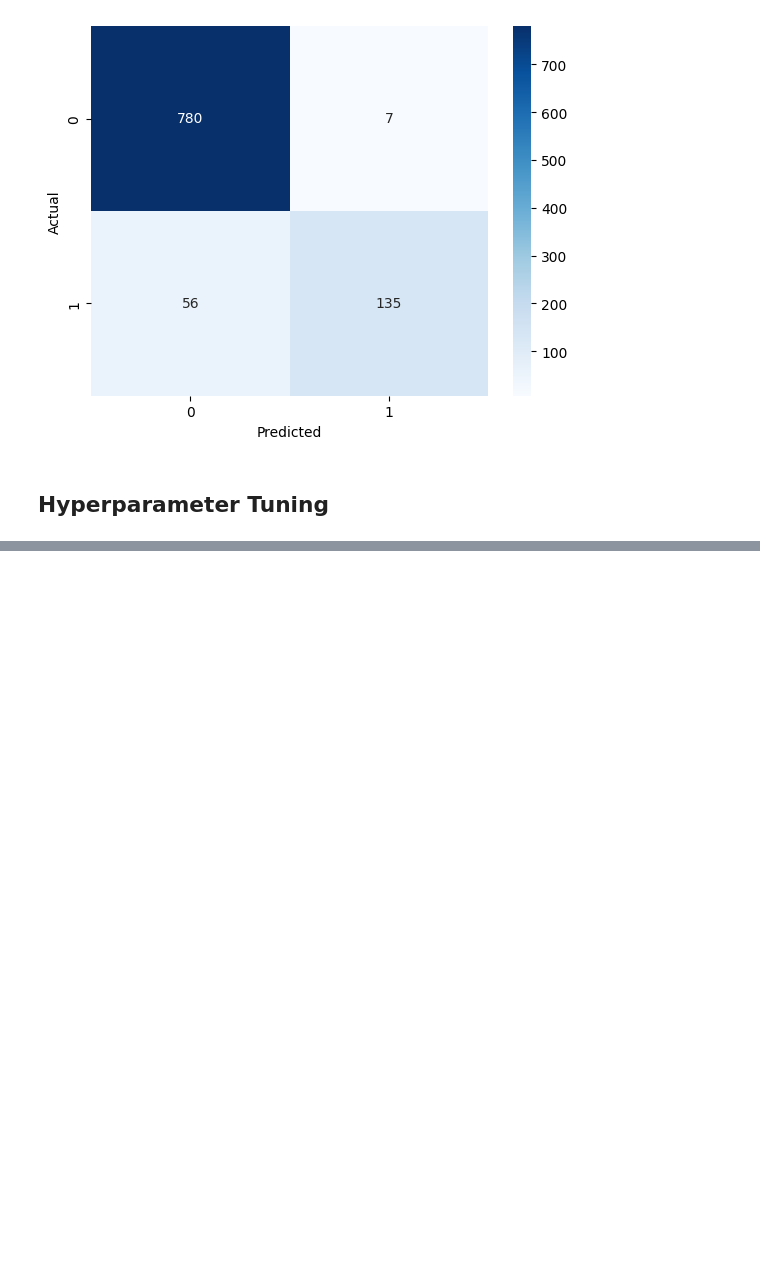
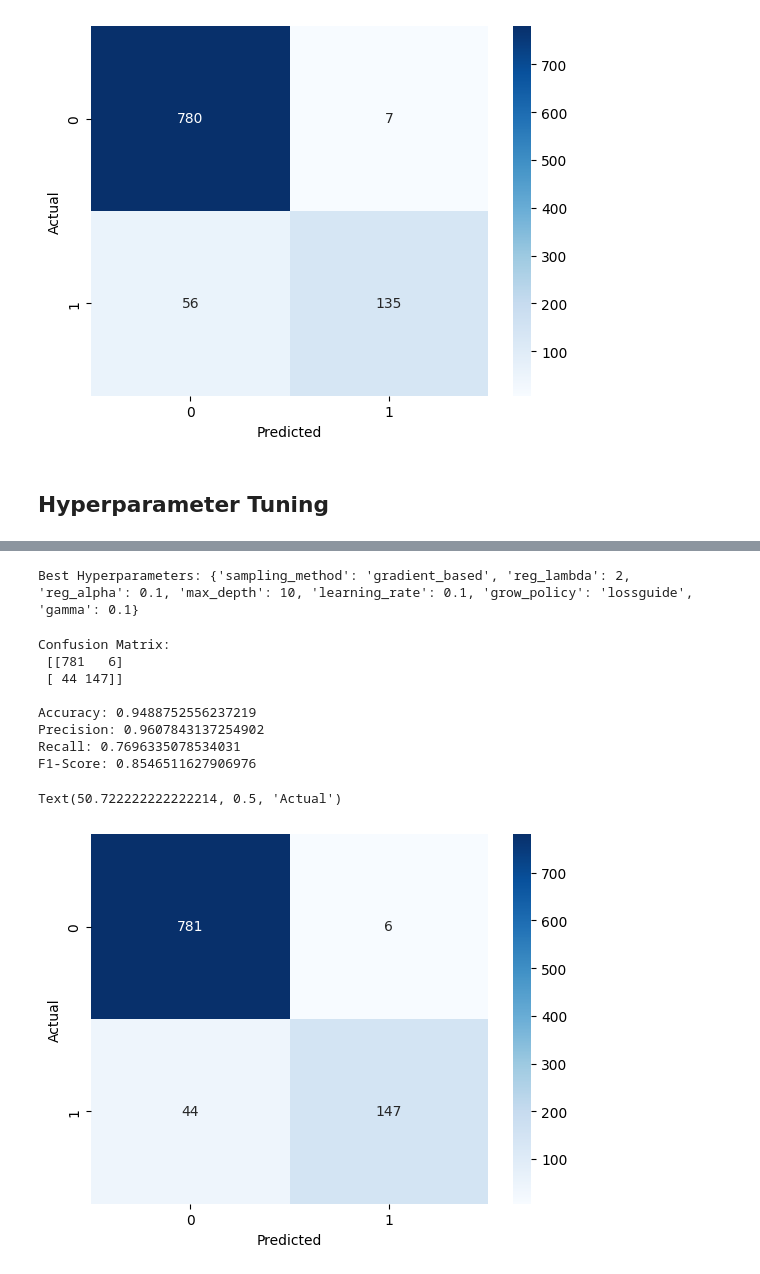
Before and after one commit to Sauravpant/machine-learning-portfolio, a Jupyter notebook: Day-027/notebooks/classfier.ipynb, the cells around one changed output, grey strips where cells are left out. Saved outputs shown, nothing was run; the diff lists cells and outputs as text; code cells hidden in the pictures; blank space fills up the shorter version.

Commit message:
implement XGBoost classifier with hyperparameter tuning

```diff
--- a/Day-027/notebooks/classfier.ipynb
+++ b/Day-027/notebooks/classfier.ipynb
@@ -92,3 +92,19 @@ Text(50.722222222222214, 0.5, 'Actual')
 [figure]
 # %% [markdown]
 ## Hyperparameter Tuning
+# %%
+#Hyperparameters for XGBoost
+params = {
+  'gamma': [0, 0.1, 0.2,0.5,1],
+  'learning_rate': [0.01, 0.1, 0.2,0.6,0.8,1],
+  'max_depth': [3, 5, 7,10],
+  'grow_policy': ['depthwise', 'lossguide'],
+  'reg_alpha': [0, 0.1, 0.5,1],
+  'reg_lambda': [1, 1.5, 2,3],
+  'sampling_method': ['uniform', 'gradient_based']
+}
+# %%
+model = XGBClassifier()
+grid = RandomizedSearchCV(estimator=model, param_distributions=params, cv=5,verbose=2,scoring='accuracy')
+# %%
+grid.fit(X_train,y_train)
@@ -94,0 +146,31 @@ Text(50.722222222222214, 0.5, 'Actual')
+# %%
+print("Best Hyperparameters:", grid.best_params_)
+# %% [output]
+Best Hyperparameters: {'sampling_method': 'gradient_based', 'reg_lambda': 2, 'reg_alpha': 0.1, 'max_depth': 10, 'learning_rate': 0.1, 'grow_policy': 'lossguide', 'gamma': 0.1}
+# %%
+y_pred = grid.predict(X_test)
+# %%
+cm = confusion_matrix(y_test, y_pred)
+accuracy = accuracy_score(y_test, y_pred)
+precision = precision_score(y_test, y_pred)
+recall = recall_score(y_test, y_pred)
+f1 = f1_score(y_test, y_pred)
+print("Confusion Matrix:\n", cm)
+print("\nAccuracy:", accuracy)
+print("Precision:", precision)
+print("Recall:", recall)
+print("F1-Score:", f1)
+sns.heatmap(cm, annot=True, fmt='d', cmap='Blues')
+plt.xlabel('Predicted')
+plt.ylabel('Actual')
+# %% [output]
+Confusion Matrix:
+ [[781   6]
+ [ 44 147]]
+
+Accuracy: 0.9488752556237219
+Precision: 0.9607843137254902
+Recall: 0.7696335078534031
+F1-Score: 0.8546511627906976
+Text(50.722222222222214, 0.5, 'Actual')
+[figure, added]
```
Also changed, not shown: parts of 2 cells of this notebook.
